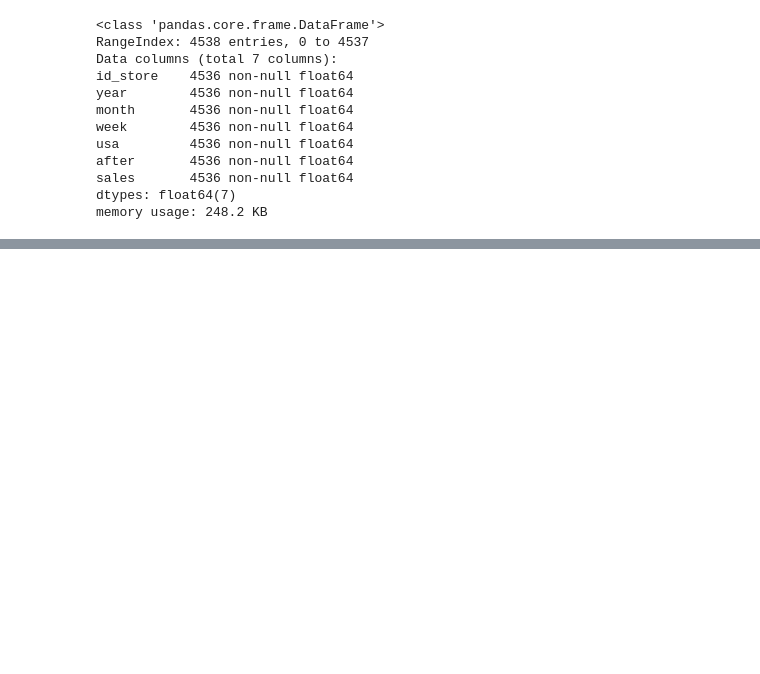
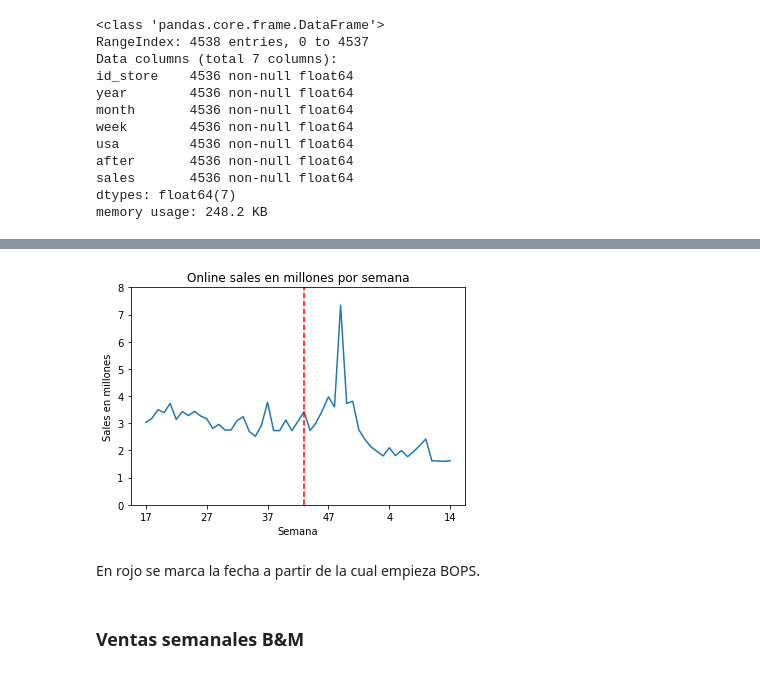
Before and after one commit to valeriaperezcong/ds_intermedio, a Jupyter notebook: pregunta_c/BOPS_case/pregunta_c.ipynb, the cells around one changed output, grey strips where cells are left out. Drawn from its saved outputs; the diff is of its cells as text; code cells hidden in the pictures; blank space fills up the shorter version.

```diff
--- a/pregunta_c/BOPS_case/pregunta_c.ipynb
+++ b/pregunta_c/BOPS_case/pregunta_c.ipynb
@@ -140,0 +174,10 @@ memory usage: 248.2 KB
+# %%
+sum_weekly_sales = (
+             online
+            .groupby(['year', 'month', 'week', 'after'])['sales']
+            .sum()
+            .reset_index()
+)
+sum_weekly_sales['sales_millions'] = np.round(sum_weekly_sales.sales/1000000, 2)
+
+sum_weekly_sales
@@ -140,0 +202,23 @@ memory usage: 248.2 KB
+# %%
+#sum_weekly_sales
+
+plt.plot(sum_weekly_sales.sales_millions)
+plt.axvline(x = 26, ls = '--', c = 'red')
+plt.xlabel('Semana')
+plt.ylabel('Sales en millones')
+plt.ylim([0, 8])
+plt.xticks(range(0, 51, 10),[sum_weekly_sales.loc[0, 'week'],
+                            sum_weekly_sales.loc[10, 'week'],
+                            sum_weekly_sales.loc[20, 'week'],
+                            sum_weekly_sales.loc[30, 'week'],
+                            sum_weekly_sales.loc[40, 'week'],
+                            sum_weekly_sales.loc[50, 'week']] )
+plt.title('Online sales en millones por semana')
+#plt.legend()
+plt.show()
+# %% [output]
+[figure, added]
+# %% [markdown]
+En rojo se marca la fecha a partir de la cual empieza BOPS.
+# %% [markdown]
+### Ventas semanales B&M
```
Also changed, not shown: parts of 13 cells of this notebook.
